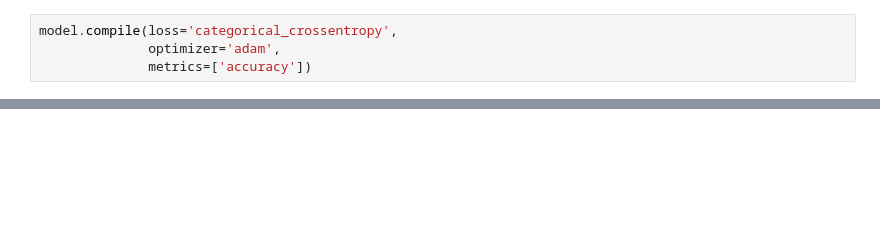
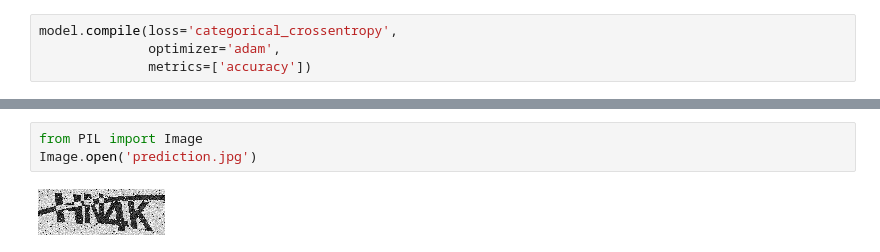
Before and after one commit to ywchiu/tibamedl, a Jupyter notebook: Demo20200801.ipynb, the cells around one changed output, grey strips where cells are left out. Saved outputs shown, nothing was run; the diff lists cells and outputs as text; blank space fills up the shorter version.

```diff
--- a/Demo20200801.ipynb
+++ b/Demo20200801.ipynb
@@ -1176,0 +1193,5 @@ Epoch 1/5
+# %%
+from PIL import Image
+Image.open('prediction.jpg')
+# %% [output]
+[figure, added]
```
Also changed, not shown: parts of 40 cells of this notebook.
